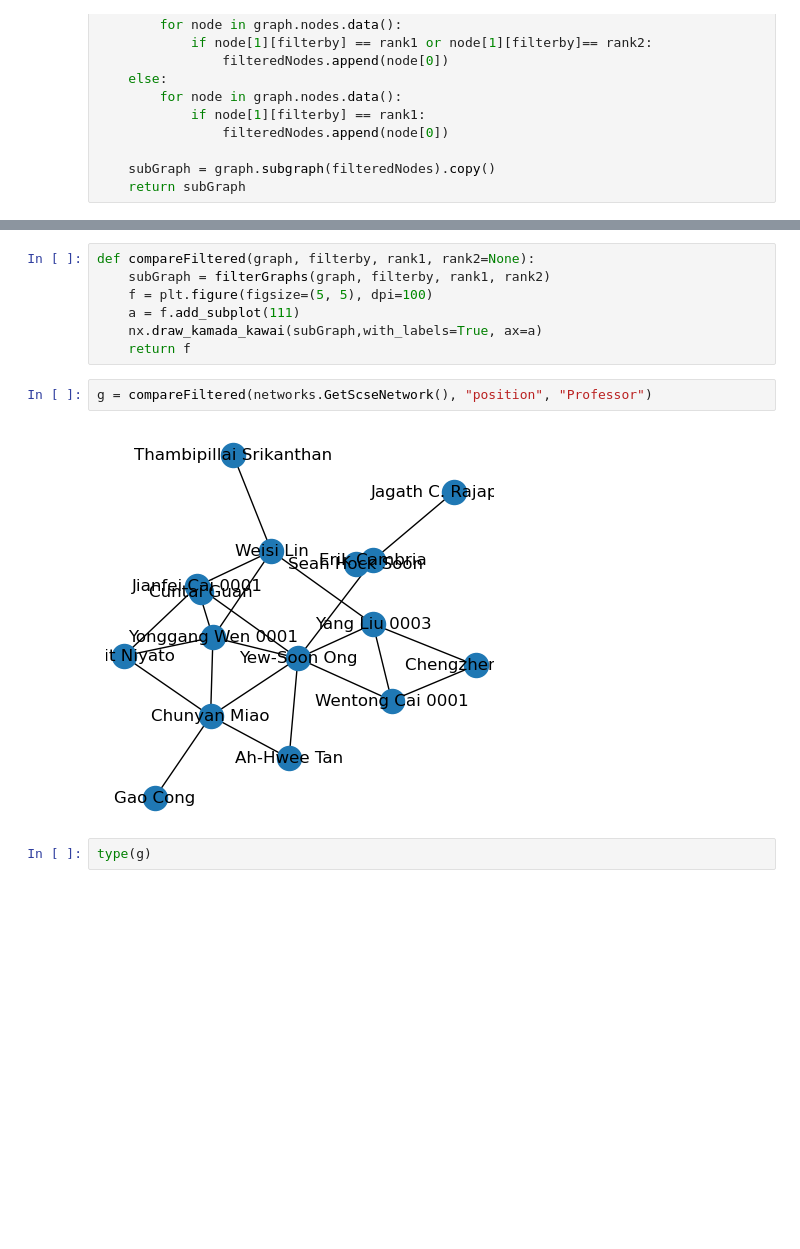
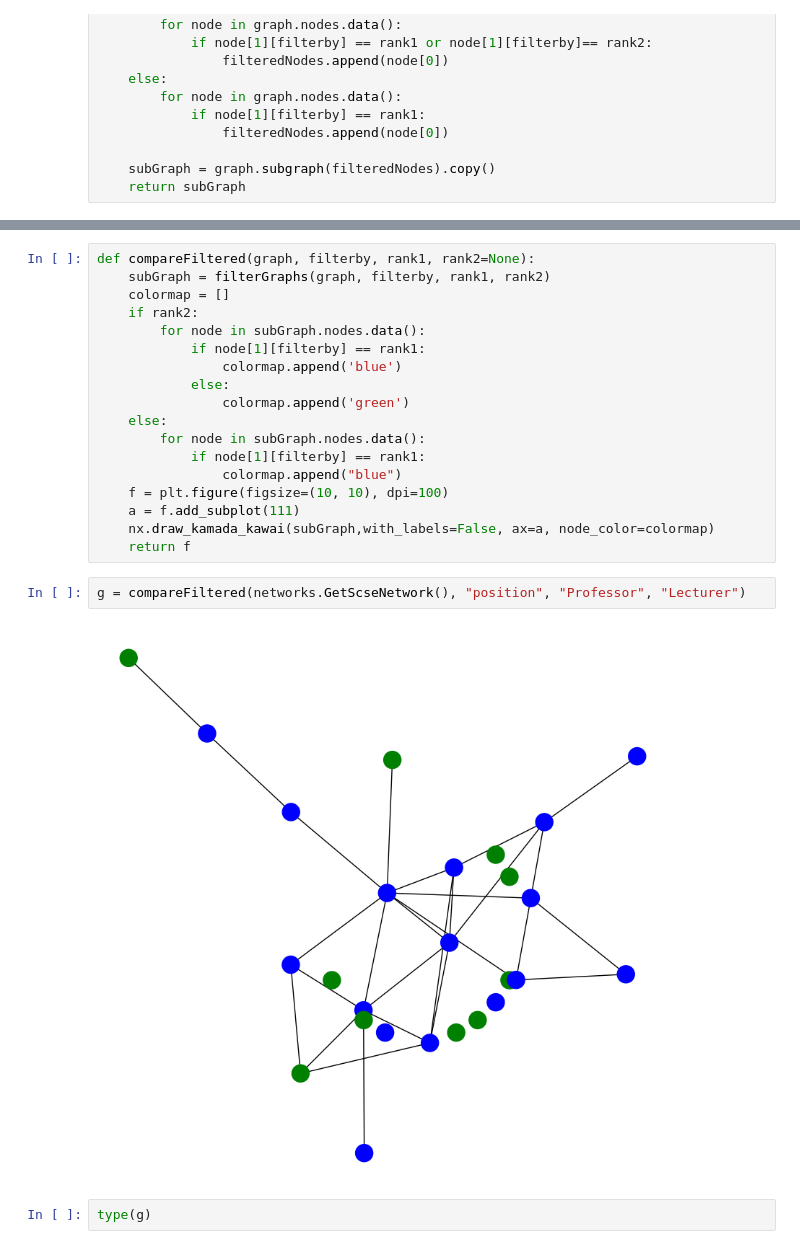
Before and after one commit to martyn0022/NetworkScienceProject1, a Jupyter notebook: network science.ipynb, the cells around one changed output, grey strips where cells are left out. Drawn from its saved outputs; the diff is of its cells as text; blank space fills up the shorter version.

```diff
--- a/network science.ipynb
+++ b/network science.ipynb
@@ -301,14 +316,25 @@ NoneType
 # %%
 def compareFiltered(graph, filterby, rank1, rank2=None):
     subGraph = filterGraphs(graph, filterby, rank1, rank2)
-    f = plt.figure(figsize=(5, 5), dpi=100)
+    colormap = []
+    if rank2:
+        for node in subGraph.nodes.data():
+            if node[1][filterby] == rank1:
+                colormap.append('blue')
+            else:
+                colormap.append('green')
+    else:
+        for node in subGraph.nodes.data():
+            if node[1][filterby] == rank1:
+                colormap.append("blue")
+    f = plt.figure(figsize=(10, 10), dpi=100)
     a = f.add_subplot(111)
-    nx.draw_kamada_kawai(subGraph,with_labels=True, ax=a)
+    nx.draw_kamada_kawai(subGraph,with_labels=False, ax=a, node_color=colormap)
     return f
 # %%
-g = compareFiltered(networks.GetScseNetwork(), "position", "Professor")
+g = compareFiltered(networks.GetScseNetwork(), "position", "Professor", "Lecturer")
 # %% [output]
-[figure, old version]
+[figure, new version]
 # %%
 type(g)
 # %% [output]
```
Also changed, not shown: parts of 31 cells of this notebook.
